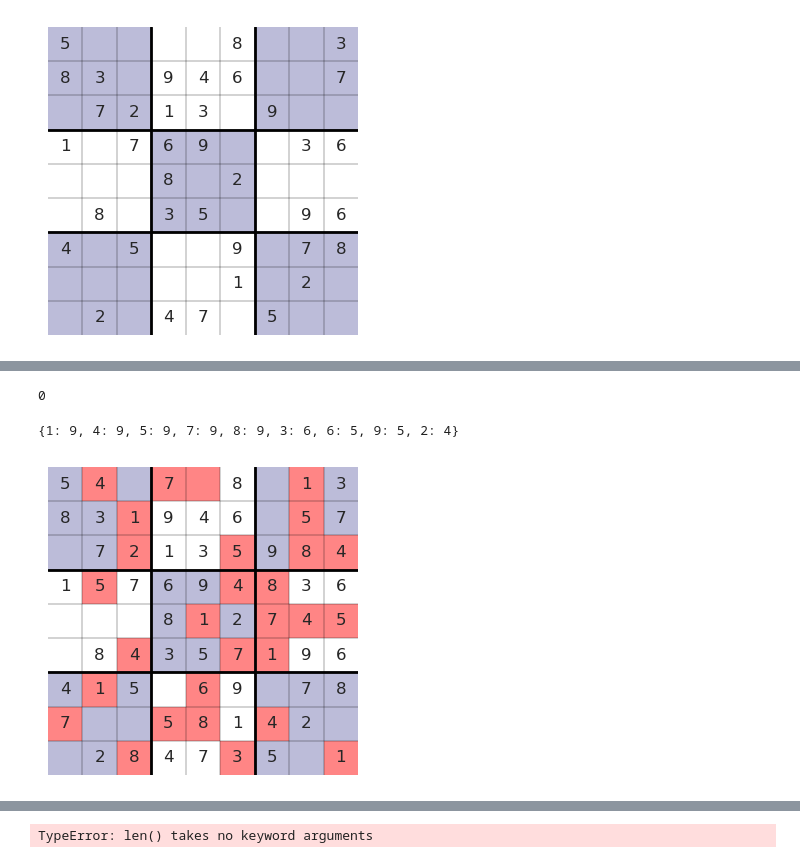
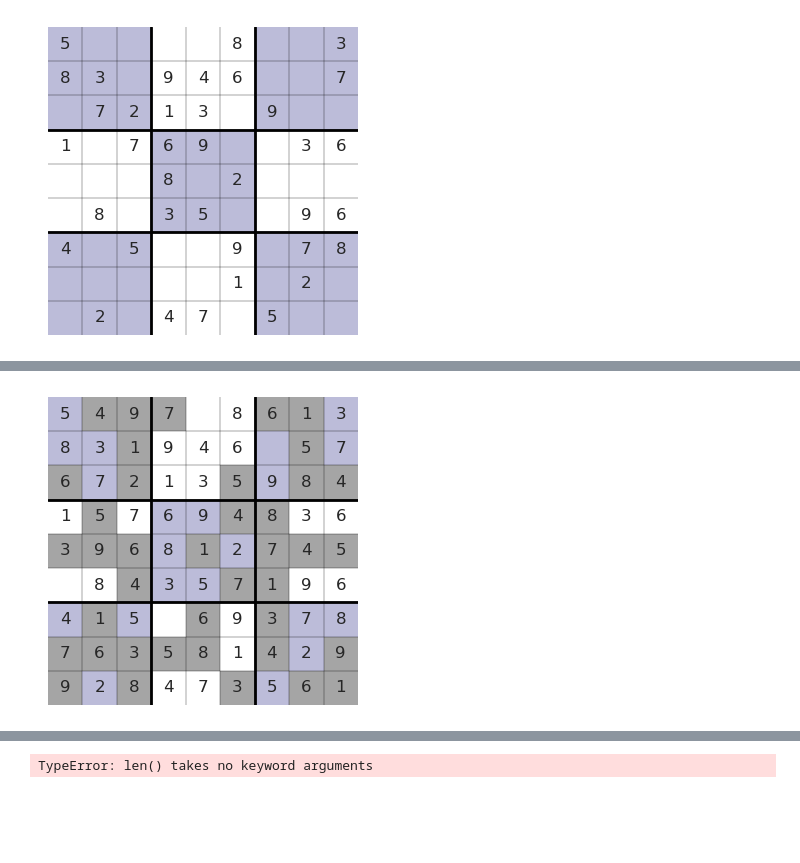
Before and after one commit to rjmat97/sudoku, a Jupyter notebook: main.ipynb, the cells around one changed output, grey strips where cells are left out. Drawn from its saved outputs; the diff is of its cells as text; code cells hidden in the pictures; blank space fills up the shorter version.

```diff
--- a/main.ipynb
+++ b/main.ipynb
@@ -117,22 +97,0 @@ matMap(b)
-# %%
-p
-# %% [output]
-0
-# %%
-b = s1.copy()
-curset = calcMax(b)
-
-for i in list(curset):
-    count = 0
-    while True:
-        b, ct, p = correct(b, i)
-        if ct==False: break
-        if count>100: break
-
-        custom_map = setVal(custom_map, p, 1)
-        count+=1
-print(calcMax(b))
-matMap(b, col_map=custom_map)
-# %% [output]
-{1: 9, 4: 9, 5: 9, 7: 9, 8: 9, 3: 6, 6: 5, 9: 5, 2: 4}
-[figure, removed]
@@ -138,0 +116,9 @@ matMap(b, col_map=custom_map)
+# %%
+b = s1.copy()
+
+custom_map = col_map_std.copy()
+%timeit main(b, col_map=col_map_std.copy())
+
+plot = main(b, col_map=col_map_std.copy())
+matMap(plot[0], col_map=plot[1])
+# %% [output]
@@ -139 +126,2 @@ matMap(b, col_map=custom_map)
+[figure, added]
 # %%
```
Also changed, not shown: parts of 13 cells of this notebook, 1 other file.
